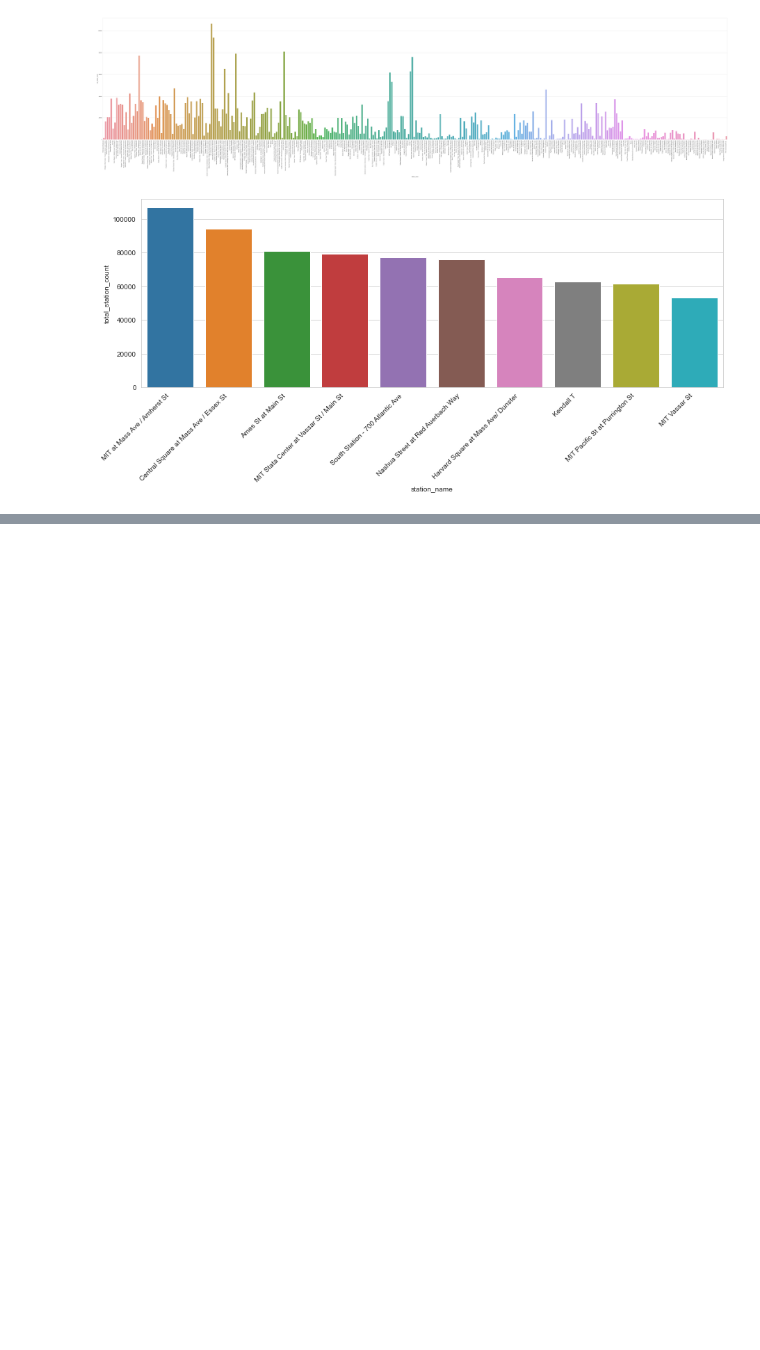
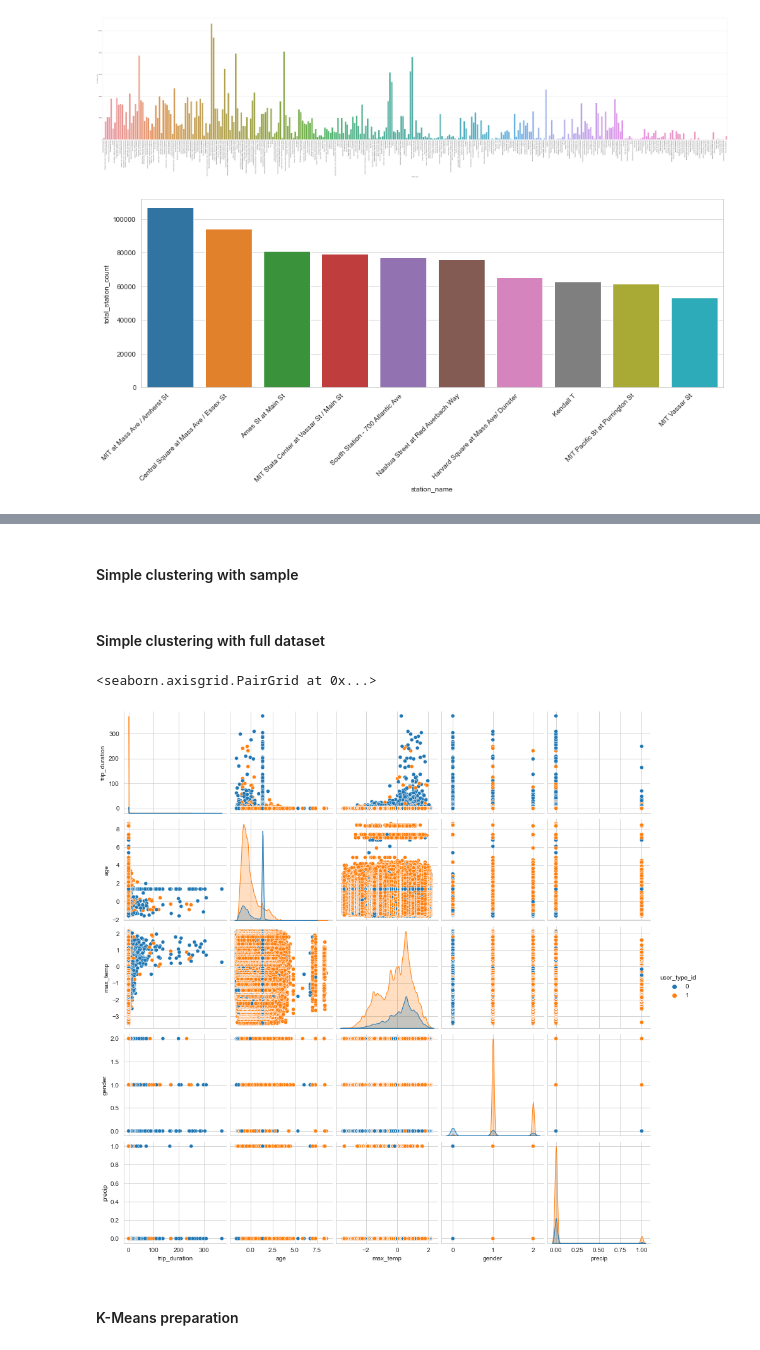
Before and after one commit to JuliusScheuerer/AA_Team_12_Assignment, a Jupyter notebook: AA_Team_12_Code.ipynb, the cells around one changed output, grey strips where cells are left out. Cells and saved outputs as stored; diff of their text form; code cells hidden in the pictures; blank space fills up the shorter version.

```diff
--- a/AA_Team_12_Code.ipynb
+++ b/AA_Team_12_Code.ipynb
@@ -679,6 +629,0 @@ We can confirm the assumption that there are more bookings at warmer temperature
-# %%
-#Create a dictionary with all booked rides grouped by the weekday
-trip_data_website['weekday'] = trip_data_website['start_time'].dt.dayofweek
-days = {0: "Monday", 1: "Tuesday", 2: "Wednesday", 3: "Thursday", 4: "Friday", 5: "Saturday", 6: "Sunday"}
-trip_data_website["weekday"].replace(days, inplace=True)
-week_dict = {value: len(trip_data_website.loc[trip_data_website.weekday == value, :]) for key, value in days.items()}
@@ -808,0 +702,2 @@ scaled_df.head()
+# %% [markdown]
+#### Simple clustering with sample
@@ -808,0 +706,23 @@ scaled_df.head()
+# %% [markdown]
+#### Simple clustering with full dataset
+# %%
+trip_data_website['age'] = 2019 - trip_data_website['birth_year']
+# %%
+customer_cluster_analysis = pd.DataFrame(trip_data_website, columns = (['trip_duration', 'age', 'max_temp']))
+
+from sklearn.preprocessing import StandardScaler
+scaler = StandardScaler()
+scaler.fit(customer_cluster_analysis)
+customer_cluster_analysis_scaled = scaler.transform(customer_cluster_analysis)
+customer_cluster_analysis_scaled_df = pd.DataFrame(customer_cluster_analysis_scaled, columns=customer_cluster_analysis.columns, index=customer_cluster_analysis.index)
+
+customer_cluster_analysis_scaled_df['gender'] = trip_data_website['gender']
+customer_cluster_analysis_scaled_df['precip'] = trip_data_website['precip']
+customer_cluster_analysis_scaled_df['user_type_id'] = trip_data_website['user_type_id']
+# %%
+sns.pairplot(data=customer_cluster_analysis_scaled_df, hue='user_type_id')
+# %% [output]
+<seaborn.axisgrid.PairGrid at 0x...>
+[figure, added]
+# %% [markdown]
+#### K-Means preparation
```
Also changed, not shown: parts of 28 cells of this notebook.
